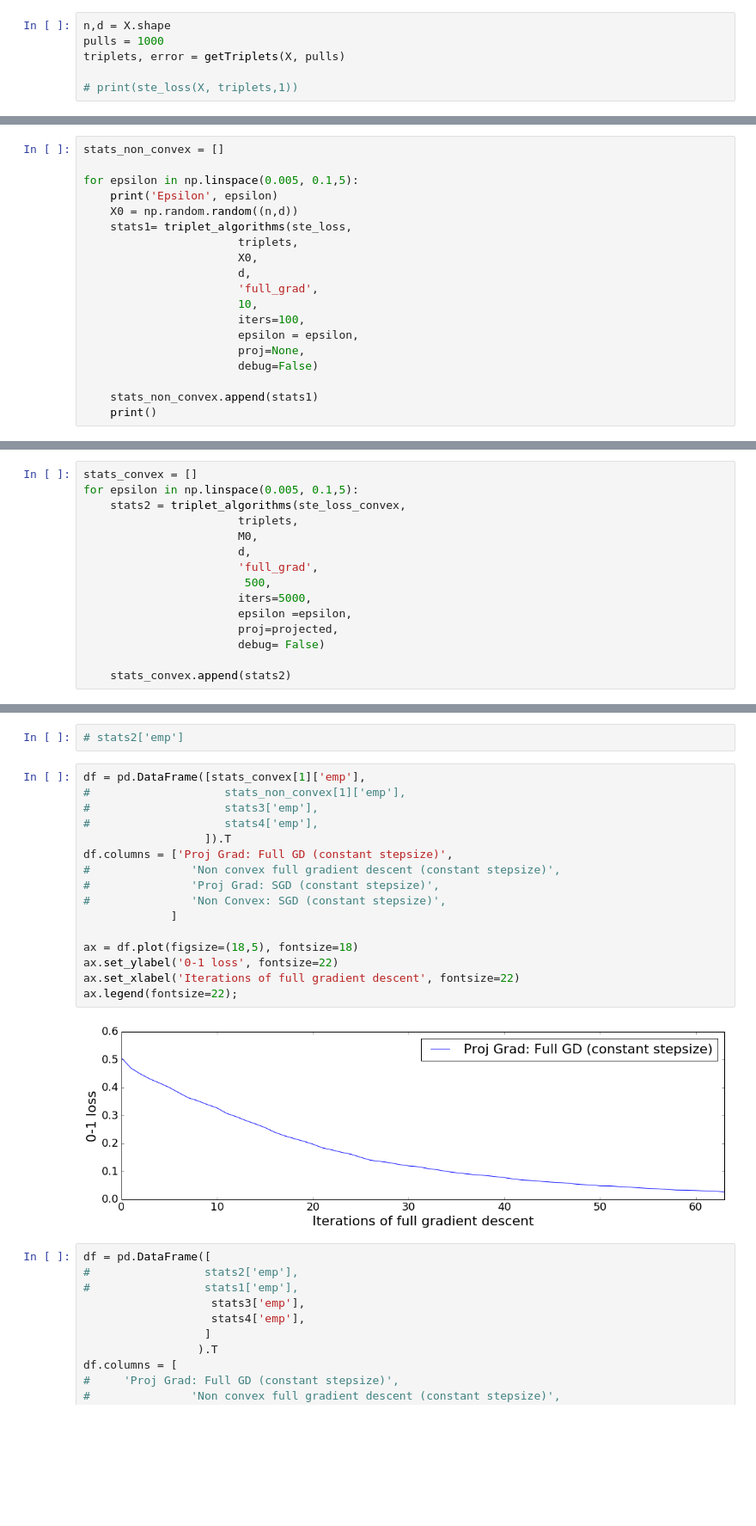
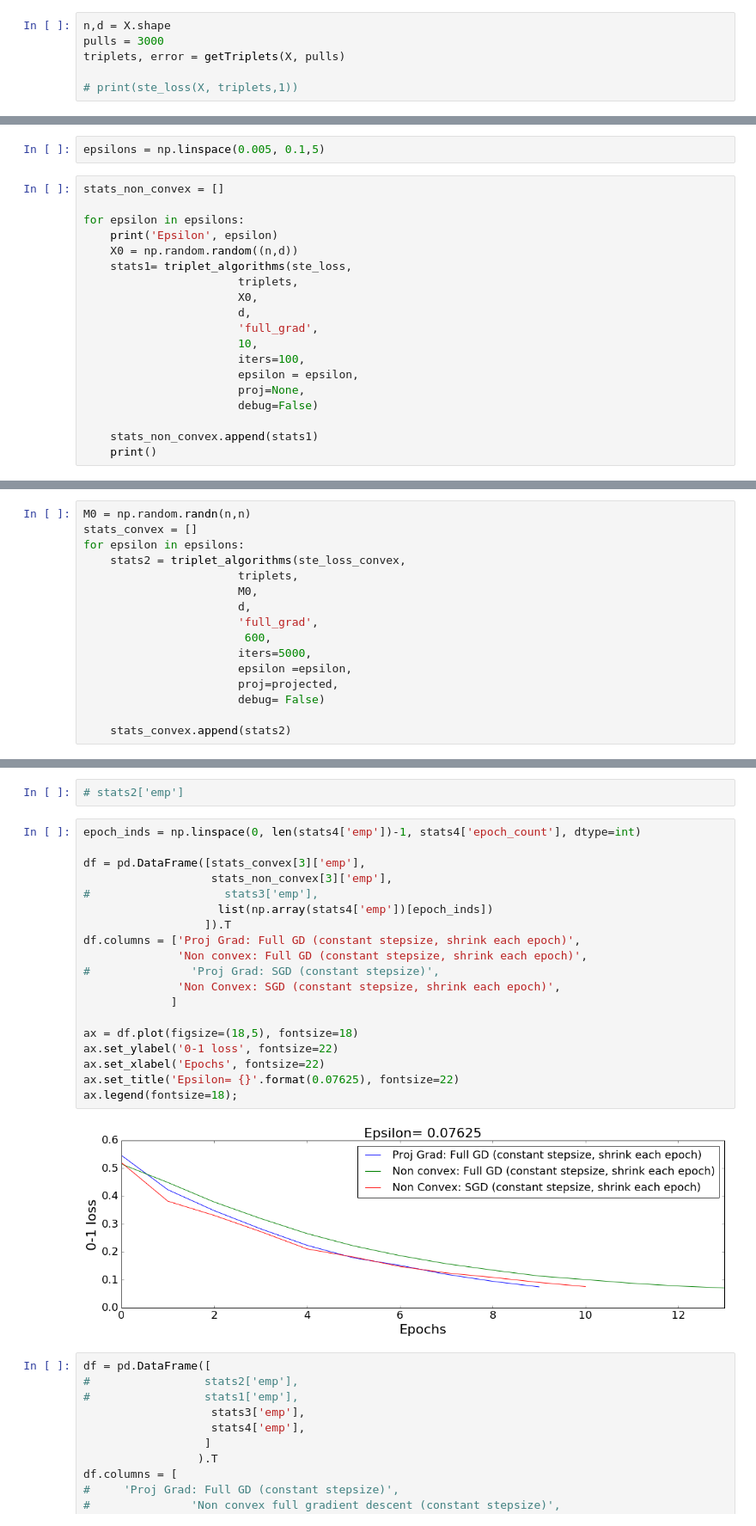
Before and after one commit to GeoCV/Triplets, a Jupyter notebook: mypackage/Metric Learning framework.ipynb, the cells around one changed output, grey strips where cells are left out. Shown: that part at 86% size. Cells and saved outputs as stored; diff of their text form; blank space fills up the shorter version.

Commit message:
Step sizes and epochs still need work

```diff
--- a/mypackage/Metric Learning framework.ipynb
+++ b/mypackage/Metric Learning framework.ipynb
@@ -21,7 +21,7 @@ X = np.random.random((number_of_points, dimensions))
 X = center_data(X)
 # %%
 n,d = X.shape
-pulls = 1000
+pulls = 3000
 triplets, error = getTriplets(X, pulls)
 
 # print(ste_loss(X, triplets,1))
@@ -52,7 +51,9 @@ triplets, error = getTriplets(X, pulls)
+# %%
+epsilons = np.linspace(0.005, 0.1,5)
 # %%
 stats_non_convex = []
 
-for epsilon in np.linspace(0.005, 0.1,5):
+for epsilon in epsilons:
     print('Epsilon', epsilon)
     X0 = np.random.random((n,d))
     stats1= triplet_algorithms(ste_loss,
@@ -110,12 +153,13 @@ M0 = np.random.randn(n,n)
 # %%
+M0 = np.random.randn(n,n)
 stats_convex = []
-for epsilon in np.linspace(0.005, 0.1,5):
+for epsilon in epsilons:
     stats2 = triplet_algorithms(ste_loss_convex,
                        triplets,
                        M0,
                        d,
                        'full_grad',
-                        500,
+                        600,
                        iters=5000,
                        epsilon =epsilon,
                        proj=projected,
@@ -149,23 +198,26 @@ No progress
 # %%
 # stats2['emp']
 # %%
-df = pd.DataFrame([stats_convex[1]['emp'],
-#                    stats_non_convex[1]['emp'],
+epoch_inds = np.linspace(0, len(stats4['emp'])-1, stats4['epoch_count'], dtype=int)
+
+df = pd.DataFrame([stats_convex[3]['emp'],
+                   stats_non_convex[3]['emp'],
 #                    stats3['emp'],
-#                    stats4['emp'],
+                    list(np.array(stats4['emp'])[epoch_inds])
                   ]).T
-df.columns = ['Proj Grad: Full GD (constant stepsize)',
-#               'Non convex full gradient descent (constant stepsize)',
+df.columns = ['Proj Grad: Full GD (constant stepsize, shrink each epoch)',
+              'Non convex: Full GD (constant stepsize, shrink each epoch)',
 #               'Proj Grad: SGD (constant stepsize)',
-#               'Non Convex: SGD (constant stepsize)',
+              'Non Convex: SGD (constant stepsize, shrink each epoch)',
              ]
 
 ax = df.plot(figsize=(18,5), fontsize=18)
 ax.set_ylabel('0-1 loss', fontsize=22)
-ax.set_xlabel('Iterations of full gradient descent', fontsize=22)
-ax.legend(fontsize=22);
+ax.set_xlabel('Epochs', fontsize=22)
+ax.set_title('Epsilon= {}'.format(0.07625), fontsize=22)
+ax.legend(fontsize=18);
 # %% [output]
-[figure, old version]
+[figure, new version]
 # %%
 df = pd.DataFrame([
 #                 stats2['emp'],
```
Also changed, not shown: parts of 12 cells of this notebook, 1 other file.
